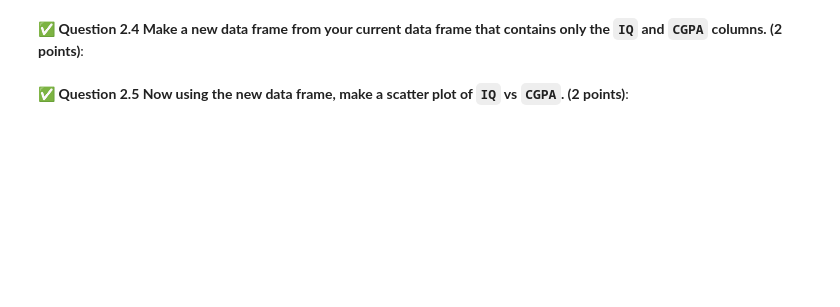
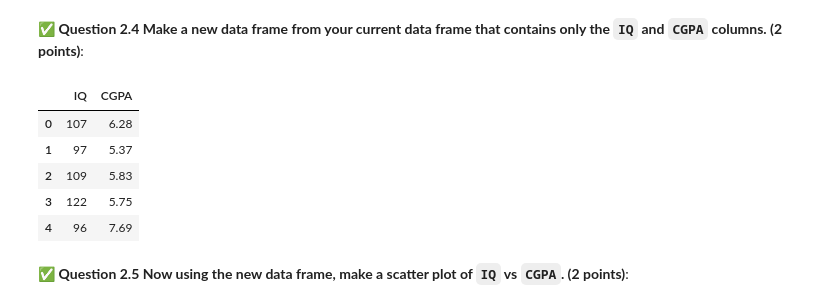
Before and after one commit to winbergd/cmse202-f25-turnin, a Jupyter notebook: midterm/CMSE202-Midterm-Section001-STUDENT-F25.ipynb, the cells around one changed output. Saved outputs shown, nothing was run; the diff lists cells and outputs as text; code cells hidden in the pictures; blank space fills up the shorter version.

```diff
--- a/midterm/CMSE202-Midterm-Section001-STUDENT-F25.ipynb
+++ b/midterm/CMSE202-Midterm-Section001-STUDENT-F25.ipynb
@@ -73,6 +92,15 @@ In this section you will be tasked with downloading and exploring a specific dat
 &#9989; **Question 2.4 Make a new data frame from your current data frame that contains only the `IQ` and `CGPA` columns. (2 points)**:
 # %%
 ### Put your code here
+df_subset = df[["IQ", "CGPA"]]
+df_subset.head()
+# %% [output]
+|  | IQ | CGPA |
+| 0 | 107 | 6.28 |
+| 1 | 97 | 5.37 |
+| 2 | 109 | 5.83 |
+| 3 | 122 | 5.75 |
+| 4 | 96 | 7.69 |
 # %% [markdown]
 &#9989; **Question 2.5 Now using the new data frame, make a scatter plot of `IQ` vs `CGPA`. (2 points)**:
 # %%
```
Also changed, not shown: parts of 8 cells of this notebook.
